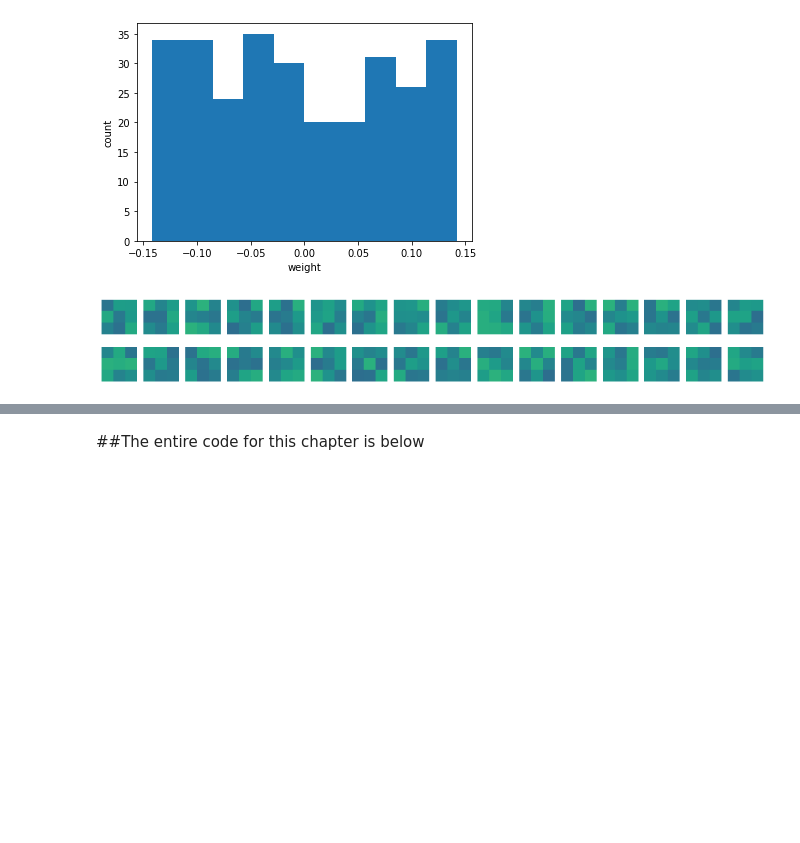
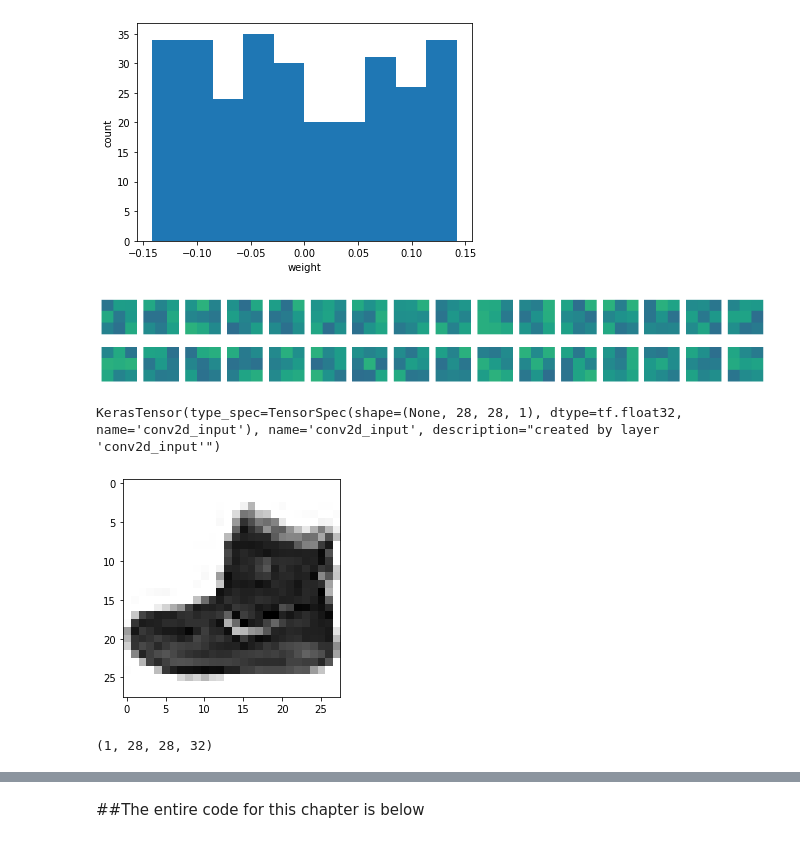
Before and after one commit to newjoseph/HG_MLDL, a Jupyter notebook: 8_3VisualizationConvolutionNeuralNetwork.ipynb, the cells around one changed output, grey strips where cells are left out. Saved outputs shown, nothing was run; the diff lists cells and outputs as text; code cells hidden in the pictures; blank space fills up the shorter version.

```diff
--- a/8_3VisualizationConvolutionNeuralNetwork.ipynb
+++ b/8_3VisualizationConvolutionNeuralNetwork.ipynb
@@ -129,0 +142,4 @@ plt.show()
+# %%
+print(model.input)
+# %% [output]
+KerasTensor(type_spec=TensorSpec(shape=(None, 28, 28, 1), dtype=tf.float32, name='conv2d_input'), name='conv2d_input', description="created by layer 'conv2d_input'")
@@ -129,0 +148,7 @@ plt.show()
+# %%
+(train_input, train_target), (test_input, test_target) =\
+  keras.datasets.fashion_mnist.load_data()
+plt.imshow(train_input[0], cmap='gray_r')
+plt.show()
+# %% [output]
+[figure, added]
@@ -129,0 +158,4 @@ plt.show()
+# %%
+print(feature_maps.shape)
+# %% [output]
+(1, 28, 28, 32)
```
Also changed, not shown: parts of 13 cells of this notebook.
